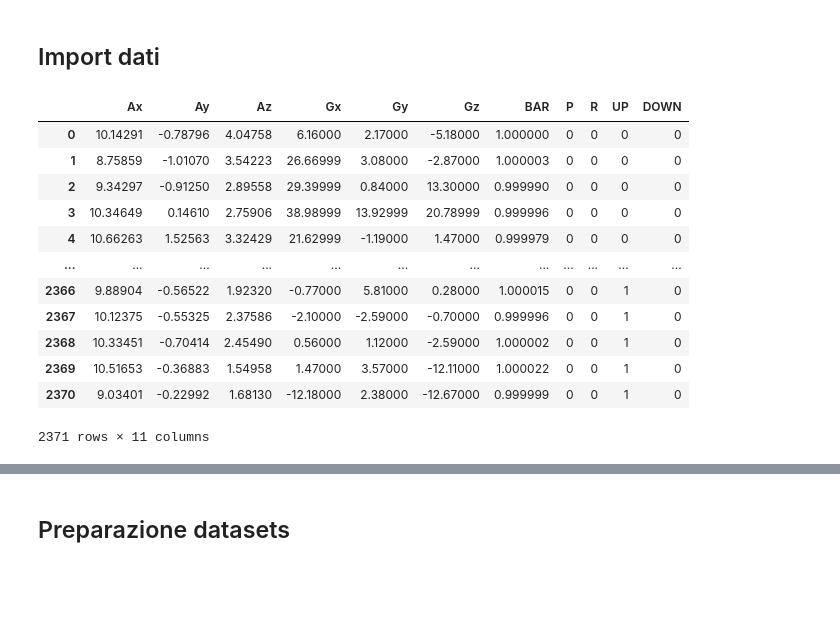
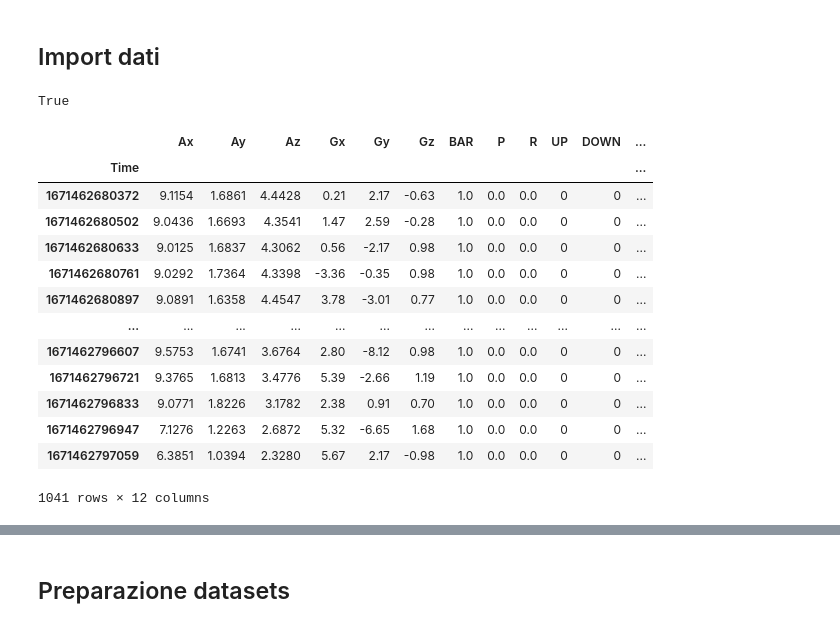
Before and after one commit to paoloartasensi/wow, a Jupyter notebook: squat_logistic.ipynb, the cells around one changed output, grey strips where cells are left out. Saved outputs shown, nothing was run; the diff lists cells and outputs as text; code cells hidden in the pictures; blank space fills up the shorter version.

```diff
--- a/squat_logistic.ipynb
+++ b/squat_logistic.ipynb
@@ -29,37 +29,33 @@ if isdir == True:
     path = '/Users/paoloartasensi/Python_Scripts/'
 else:
     path = '/Users/lorenzobassetti/Dropbox/Quant/Python_DEV/'
+
+print(isdir)
+# %% [output]
+True
-# %%
-df2 = pd.read_csv(path+'artabax/data_modelli/sq_bax_1207_1.csv' , sep=';' , decimal='.')
-df3 = pd.read_csv(path+'artabax/data_modelli/sq_bax_1207_2.csv' , sep=';' , decimal='.')
-df4 = pd.read_csv(path+'artabax/data_modelli/sq_paolo_1207_1.csv' , sep=';' , decimal='.')
-df5 = pd.read_csv(path+'artabax/data_modelli/sq_paolo_1207_2.csv' , sep=';' , decimal='.')
-df_raw = pd.concat([
-                    df2,
-                    df3,
-                    df4,
-                    df5,
-                    ], axis=0, ignore_index=True).drop(columns=[
-                        'prob',
-                        'Time',
-                        ])
-df_raw.reset_index(drop=True, inplace=True)
-
-bar_zero = df_raw['BAR'][0]
-df_raw['BAR'] = (df_raw['BAR']/bar_zero)
-# df_raw.set_index('Time', inplace=True)
-df_raw
-# %% [output]
-|  | Ax | Ay | Az | Gx | Gy | Gz | BAR | P | R | UP | DOWN |
-| 0 | 10.14291 | -0.78796 | 4.04758 | 6.16000 | 2.17000 | -5.18000 | 1.000000 | 0 | 0 | 0 | 0 |
-| 1 | 8.75859 | -1.01070 | 3.54223 | 26.66999 | 3.08000 | -2.87000 | 1.000003 | 0 | 0 | 0 | 0 |
-| 2 | 9.34297 | -0.91250 | 2.89558 | 29.39999 | 0.84000 | 13.30000 | 0.999990 | 0 | 0 | 0 | 0 |
-| 3 | 10.34649 | 0.14610 | 2.75906 | 38.98999 | 13.92999 | 20.78999 | 0.999996 | 0 | 0 | 0 | 0 |
-| 4 | 10.66263 | 1.52563 | 3.32429 | 21.62999 | -1.19000 | 1.47000 | 0.999979 | 0 | 0 | 0 | 0 |
-| ... | ... | ... | ... | ... | ... | ... | ... | ... | ... | ... | ... |
-| 2366 | 9.88904 | -0.56522 | 1.92320 | -0.77000 | 5.81000 | 0.28000 | 1.000015 | 0 | 0 | 1 | 0 |
-| 2367 | 10.12375 | -0.55325 | 2.37586 | -2.10000 | -2.59000 | -0.70000 | 0.999996 | 0 | 0 | 1 | 0 |
-| 2368 | 10.33451 | -0.70414 | 2.45490 | 0.56000 | 1.12000 | -2.59000 | 1.000002 | 0 | 0 | 1 | 0 |
-| 2369 | 10.51653 | -0.36883 | 1.54958 | 1.47000 | 3.57000 | -12.11000 | 1.000022 | 0 | 0 | 1 | 0 |
-| 2370 | 9.03401 | -0.22992 | 1.68130 | -12.18000 | 2.38000 | -12.67000 | 0.999999 | 0 | 0 | 1 | 0 |
-2371 rows × 11 columns
+# %%
+
+df = pd.read_csv(path+'artabax/artbax_csv/squat_20221219_0413PM.csv')
+
+
+df.reset_index(drop=True, inplace=True)
+
+##bar_zero = df['BAR'][0]
+#df['BAR'] = (df['BAR']/bar_zero)
+df.set_index('Time', inplace=True)
+df
+# %% [output]
+|  | Ax | Ay | Az | Gx | Gy | Gz | BAR | P | R | UP | DOWN | ... |
+| Time |  |  |  |  |  |  |  |  |  |  |  | ... |
+| 1671462680372 | 9.1154 | 1.6861 | 4.4428 | 0.21 | 2.17 | -0.63 | 1.0 | 0.0 | 0.0 | 0 | 0 | ... |
+| 1671462680502 | 9.0436 | 1.6693 | 4.3541 | 1.47 | 2.59 | -0.28 | 1.0 | 0.0 | 0.0 | 0 | 0 | ... |
+| 1671462680633 | 9.0125 | 1.6837 | 4.3062 | 0.56 | -2.17 | 0.98 | 1.0 | 0.0 | 0.0 | 0 | 0 | ... |
+| 1671462680761 | 9.0292 | 1.7364 | 4.3398 | -3.36 | -0.35 | 0.98 | 1.0 | 0.0 | 0.0 | 0 | 0 | ... |
+| 1671462680897 | 9.0891 | 1.6358 | 4.4547 | 3.78 | -3.01 | 0.77 | 1.0 | 0.0 | 0.0 | 0 | 0 | ... |
+| ... | ... | ... | ... | ... | ... | ... | ... | ... | ... | ... | ... | ... |
+| 1671462796607 | 9.5753 | 1.6741 | 3.6764 | 2.80 | -8.12 | 0.98 | 1.0 | 0.0 | 0.0 | 0 | 0 | ... |
+| 1671462796721 | 9.3765 | 1.6813 | 3.4776 | 5.39 | -2.66 | 1.19 | 1.0 | 0.0 | 0.0 | 0 | 0 | ... |
+| 1671462796833 | 9.0771 | 1.8226 | 3.1782 | 2.38 | 0.91 | 0.70 | 1.0 | 0.0 | 0.0 | 0 | 0 | ... |
+| 1671462796947 | 7.1276 | 1.2263 | 2.6872 | 5.32 | -6.65 | 1.68 | 1.0 | 0.0 | 0.0 | 0 | 0 | ... |
+| 1671462797059 | 6.3851 | 1.0394 | 2.3280 | 5.67 | 2.17 | -0.98 | 1.0 | 0.0 | 0.0 | 0 | 0 | ... |
+1041 rows × 12 columns
```
Also changed, not shown: parts of 12 cells of this notebook, 23 other files.
